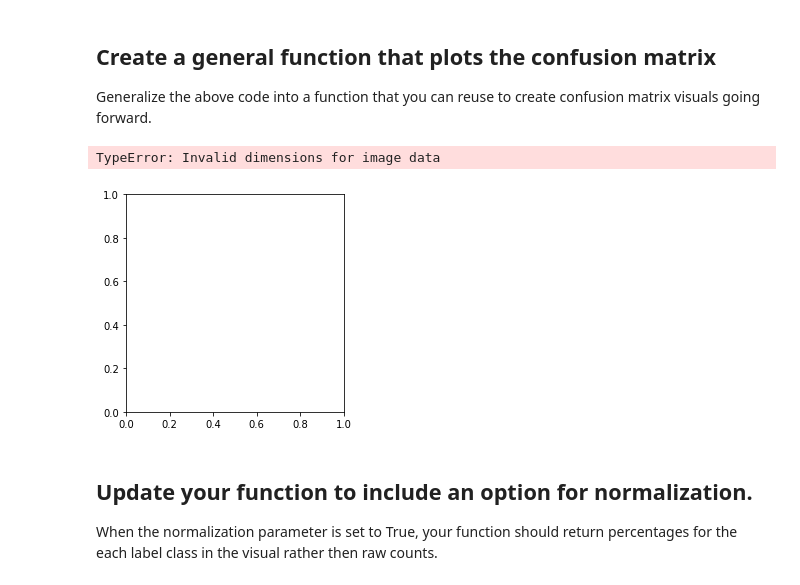
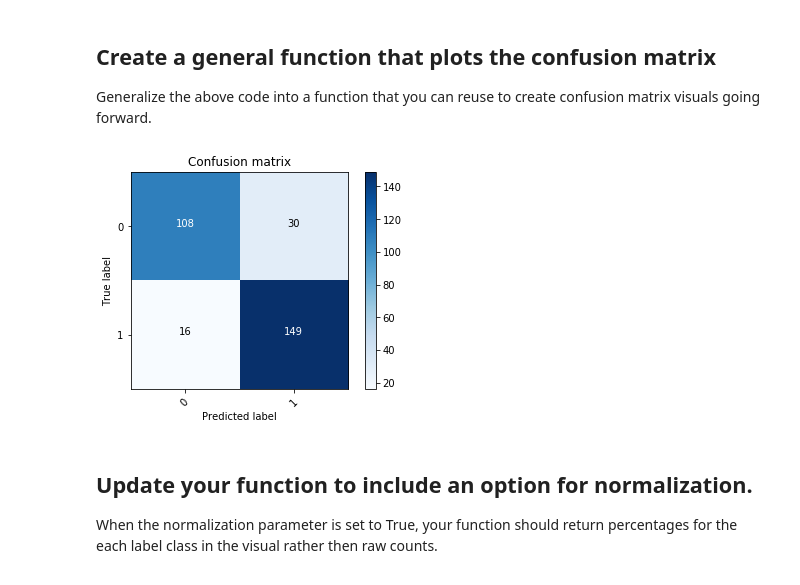
Before and after one commit to ortsed/dsc-visualizing-confusion-matrices-lab-dc-ds-career-042219, a Jupyter notebook: index.ipynb, the cells around one changed output. Cells and saved outputs as stored; diff of their text form; code cells hidden in the pictures.

```diff
--- a/index.ipynb
+++ b/index.ipynb
@@ -217,10 +217,9 @@ def plot_confusion_matrix(cm, classes,
     #Add a Side Bar Legend Showing Colors
     plt.colorbar()
 # %%
-plot_confusion_matrix(conf_matrix(y, y_hat), "")
+plot_confusion_matrix(confusion_matrix(y, y_hat), set(y))
 # %% [output]
-TypeError: Invalid dimensions for image data
-[figure, old version]
+[figure, new version]
 # %% [markdown]
 ## Update your function to include an option for normalization.
 When the normalization parameter is set to True, your function should return percentages for the each label class in the visual rather then raw counts.
```
